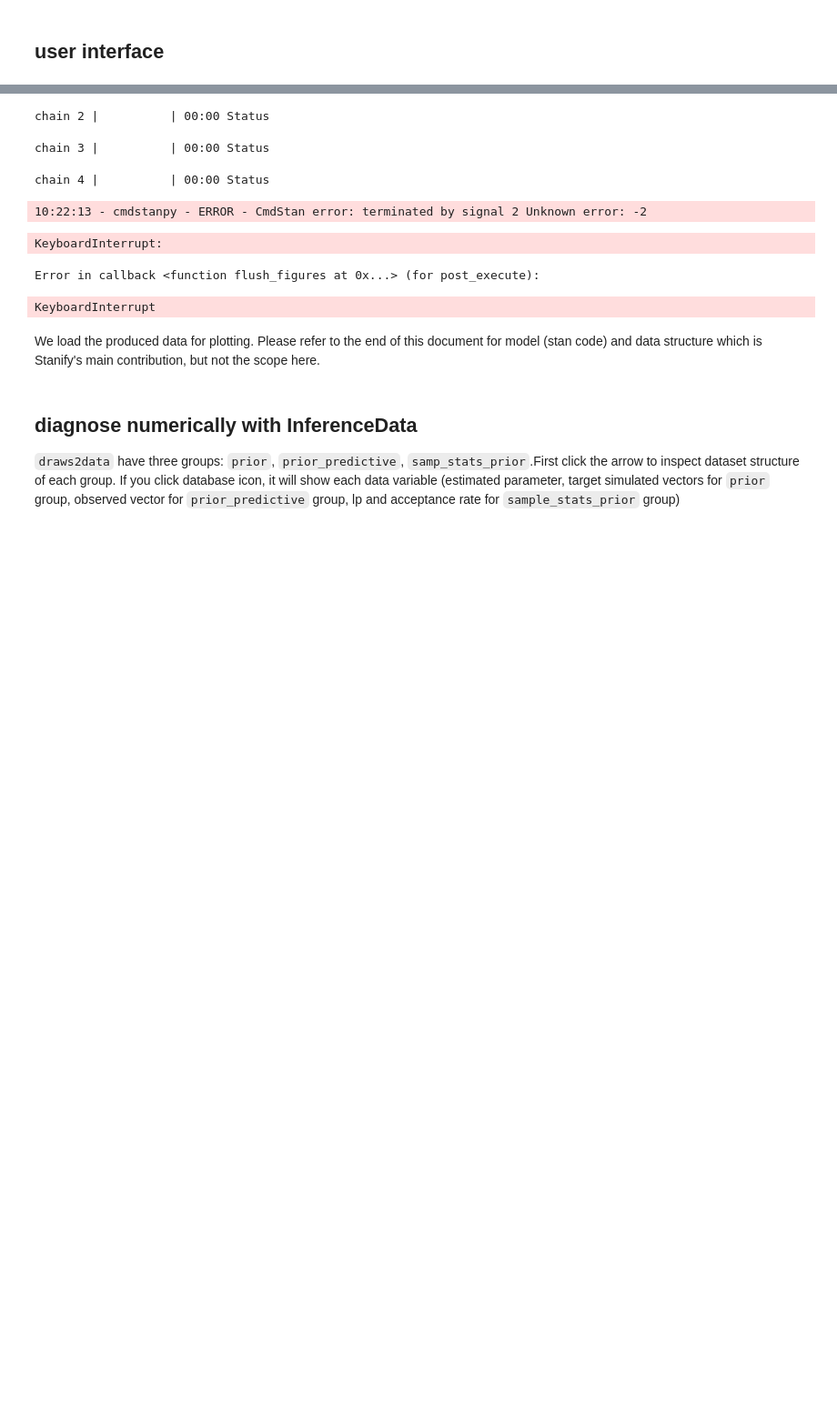
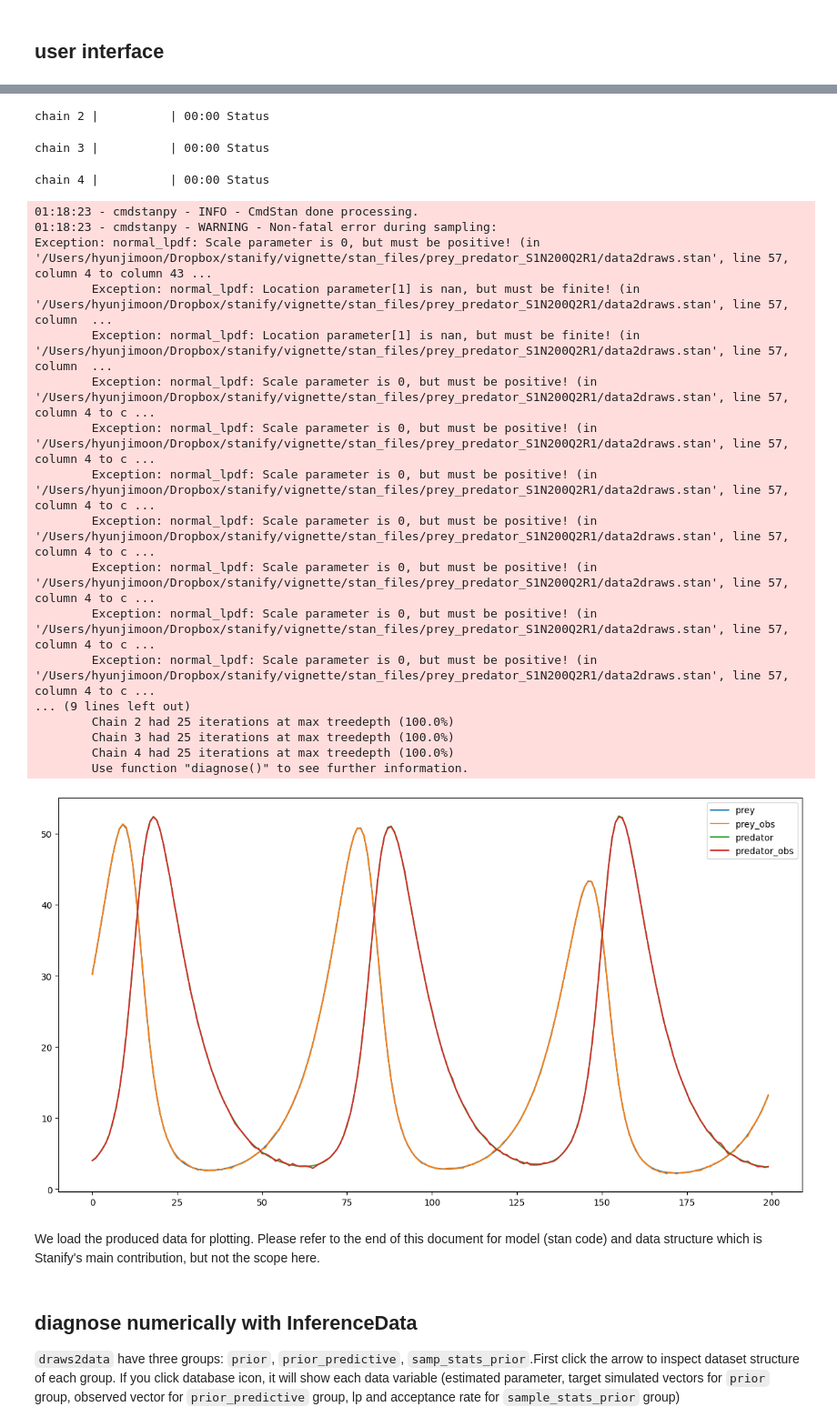
Before and after one commit to Data4DM/stanify, a Jupyter notebook: vignette/prey_predator_mpnoisedot1.ipynb, the cells around one changed output, grey strips where cells are left out. Shown at 91% size. Drawn from its saved outputs; the diff is of its cells as text; code cells hidden in the pictures; blank space fills up the shorter version.

```diff
--- a/vignette/prey_predator_mpnoisedot1.ipynb
+++ b/vignette/prey_predator_mpnoisedot1.ipynb
@@ -25,22 +30,22 @@ precision ={
 }
 
 setting = {
-    "est_param_names": ("prey_birth_frac", "pred_birth_frac"),
-    "hier_est_param_names" : (),
-    "target_simulated_vector_names": ("prey", "predator"),
-    "driving_vector_names": ("process_noise_uniform_driving"),
+    "est_param_names": ["prey_birth_frac"], #, "pred_birth_frac"],
+    "hier_est_param_names" : [],
+    "target_simulated_vector_names": ["prey", "predator"],
+    "driving_vector_names": ["process_noise_uniform_driving"],
     "model_name": "prey_predator",
 }
 
 numeric = {
     "process_noise_uniform_driving": np.random.uniform(low=-.5, high=.5, size = precision['N']),
-    'process_noise_scale': 0.1
+    'process_noise_scale': .5
 }
 
 prior = {
     ("prey_birth_frac", "normal", 0.8, 0.08, 0),
-    ("pred_birth_frac", "normal", 0.05, 0.005, 0),
-    ("m_noise_scale", "normal", .1, .01, 0)
+   # ("pred_birth_frac", "normal", 0.05, 0.005, 0),
+    ("m_noise_scale", "normal", 2, .2, 0)
 }
 
 output_format = dict(
@@ -109,10 +114,24 @@ rm -f /Users/hyunjimoon/Dropbox/stanify/vignette/stan_files/prey_predator_S1N200
 chain 1 |          | 00:00 Status
 chain 2 |          | 00:00 Status
 chain 3 |          | 00:00 Status
 chain 4 |          | 00:00 Status
-10:22:13 - cmdstanpy - ERROR - CmdStan error: terminated by signal 2 Unknown error: -2
+01:18:23 - cmdstanpy - INFO - CmdStan done processing.
+01:18:23 - cmdstanpy - WARNING - Non-fatal error during sampling:
+Exception: normal_lpdf: Scale parameter is 0, but must be positive! (in '/Users/hyunjimoon/Dropbox/stanify/vignette/stan_files/prey_predator_S1N200Q2R1/data2draws.stan', line 57, column 4 to column 43 ...
+        Exception: normal_lpdf: Location parameter[1] is nan, but must be finite! (in '/Users/hyunjimoon/Dropbox/stanify/vignette/stan_files/prey_predator_S1N200Q2R1/data2draws.stan', line 57, column  ...
+        Exception: normal_lpdf: Location parameter[1] is nan, but must be finite! (in '/Users/hyunjimoon/Dropbox/stanify/vignette/stan_files/prey_predator_S1N200Q2R1/data2draws.stan', line 57, column  ...
+        Exception: normal_lpdf: Scale parameter is 0, but must be positive! (in '/Users/hyunjimoon/Dropbox/stanify/vignette/stan_files/prey_predator_S1N200Q2R1/data2draws.stan', line 57, column 4 to c ...
+        Exception: normal_lpdf: Scale parameter is 0, but must be positive! (in '/Users/hyunjimoon/Dropbox/stanify/vignette/stan_files/prey_predator_S1N200Q2R1/data2draws.stan', line 57, column 4 to c ...
+        Exception: normal_lpdf: Scale parameter is 0, but must be positive! (in '/Users/hyunjimoon/Dropbox/stanify/vignette/stan_files/prey_predator_S1N200Q2R1/data2draws.stan', line 57, column 4 to c ...
+        Exception: normal_lpdf: Scale parameter is 0, but must be positive! (in '/Users/hyunjimoon/Dropbox/stanify/vignette/stan_files/prey_predator_S1N200Q2R1/data2draws.stan', line 57, column 4 to c ...
+        Exception: normal_lpdf: Scale parameter is 0, but must be positive! (in '/Users/hyunjimoon/Dropbox/stanify/vignette/stan_files/prey_predator_S1N200Q2R1/data2draws.stan', line 57, column 4 to c ...
+        Exception: normal_lpdf: Scale parameter is 0, but must be positive! (in '/Users/hyunjimoon/Dropbox/stanify/vignette/stan_files/prey_predator_S1N200Q2R1/data2draws.stan', line 57, column 4 to c ...
+        Exception: normal_lpdf: Scale parameter is 0, but must be positive! (in '/Users/hyunjimoon/Dropbox/stanify/vignette/stan_files/prey_predator_S1N200Q2R1/data2draws.stan', line 57, column 4 to c ...
+... (9 lines left out)
+        Chain 2 had 25 iterations at max treedepth (100.0%)
+        Chain 3 had 25 iterations at max treedepth (100.0%)
+        Chain 4 had 25 iterations at max treedepth (100.0%)
+        Use function "diagnose()" to see further information.
-KeyboardInterrupt:
-Error in callback <function flush_figures at 0x...> (for post_execute):
-KeyboardInterrupt
+[figure, added]
 # %% [markdown]
 We load the produced data for plotting. Please refer to the end of this document for model (stan code) and data structure which is Stanify's main contribution, but not the scope here.
```
Also changed, not shown: parts of 28 cells of this notebook, 19 other files.
